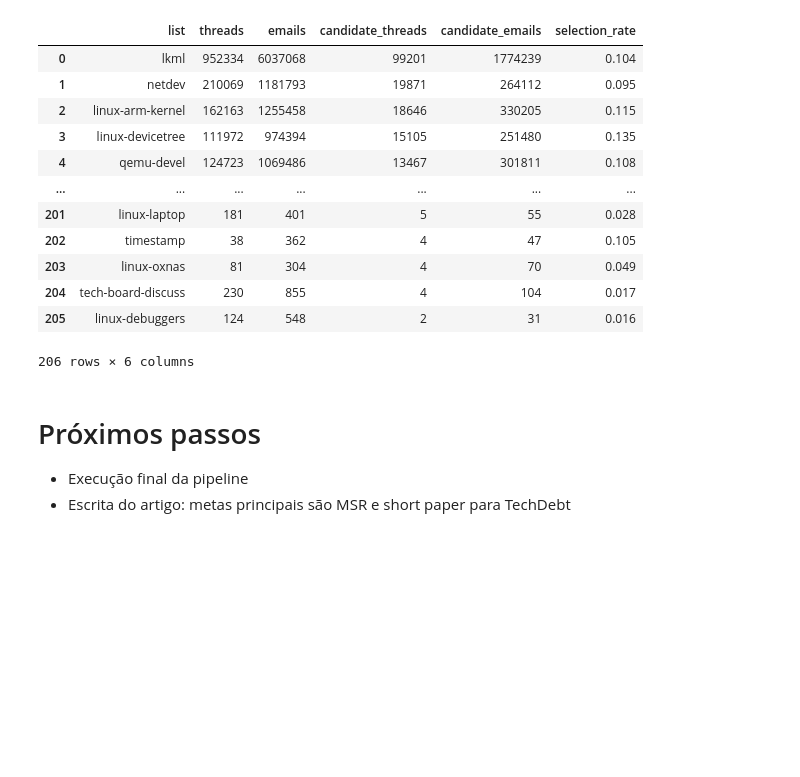
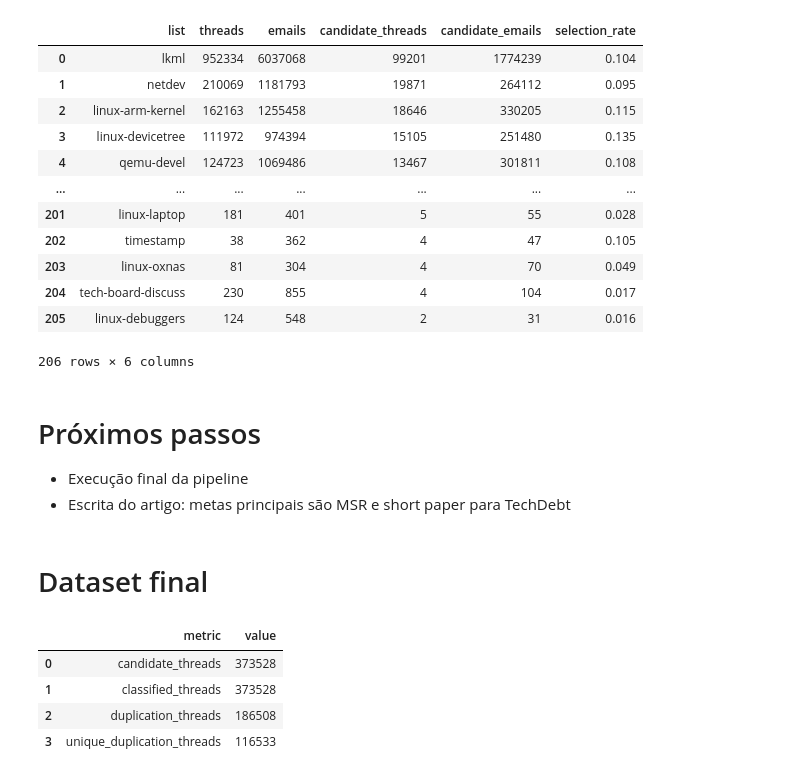
Before and after one commit to natalia-sa/lkml5ws-data-analysis, a Jupyter notebook: select_sample/sample_stats.ipynb, the cells around one changed output. Cells and saved outputs as stored; diff of their text form; code cells hidden in the pictures; blank space fills up the shorter version.

```diff
--- a/select_sample/sample_stats.ipynb
+++ b/select_sample/sample_stats.ipynb
@@ -374,3 +374,29 @@ per_list.sort_values('candidate_threads', ascending=False).reset_index(drop=True
 
 - Execução final da pipeline
 - Escrita do artigo: metas principais são MSR e short paper para TechDebt
+# %% [markdown]
+# Dataset final
+# %%
+DUPLICATION = ['clone_refactoring', 'preventive_reuse', 'clone_and_reuse', 'duplication_discussion']
+
+dataset = pd.concat(
+    pd.read_parquet(path, columns=['thread_id', 'list', 'date', 'category', 'category_confidence', 'commit_matches'],
+                    filters=[('is_duplication_candidate', '==', True)])
+    for path in sorted(glob.glob(os.path.join(OUTPUT_DIR, 'list=*.parquet')))
+)
+dataset['is_duplication'] = dataset['category'].isin(DUPLICATION)
+dataset['has_commit'] = dataset['commit_matches'].map(lambda matches: matches is not None and len(matches) > 0)
+
+pd.DataFrame({
+    'metric': ['candidate_threads', 'classified_threads', 'duplication_threads', 'unique_duplication_threads'],
+    'value': [
+        len(dataset), dataset['category'].notna().sum(), dataset['is_duplication'].sum(),
+        dataset.loc[dataset['is_duplication'], 'thread_id'].nunique(),
+    ],
+}, dtype=object)
+# %% [output]
+|  | metric | value |
+| 0 | candidate_threads | 373528 |
+| 1 | classified_threads | 373528 |
+| 2 | duplication_threads | 186508 |
+| 3 | unique_duplication_threads | 116533 |
```
Also changed, not shown: parts of 11 cells of this notebook, 4 other files.
